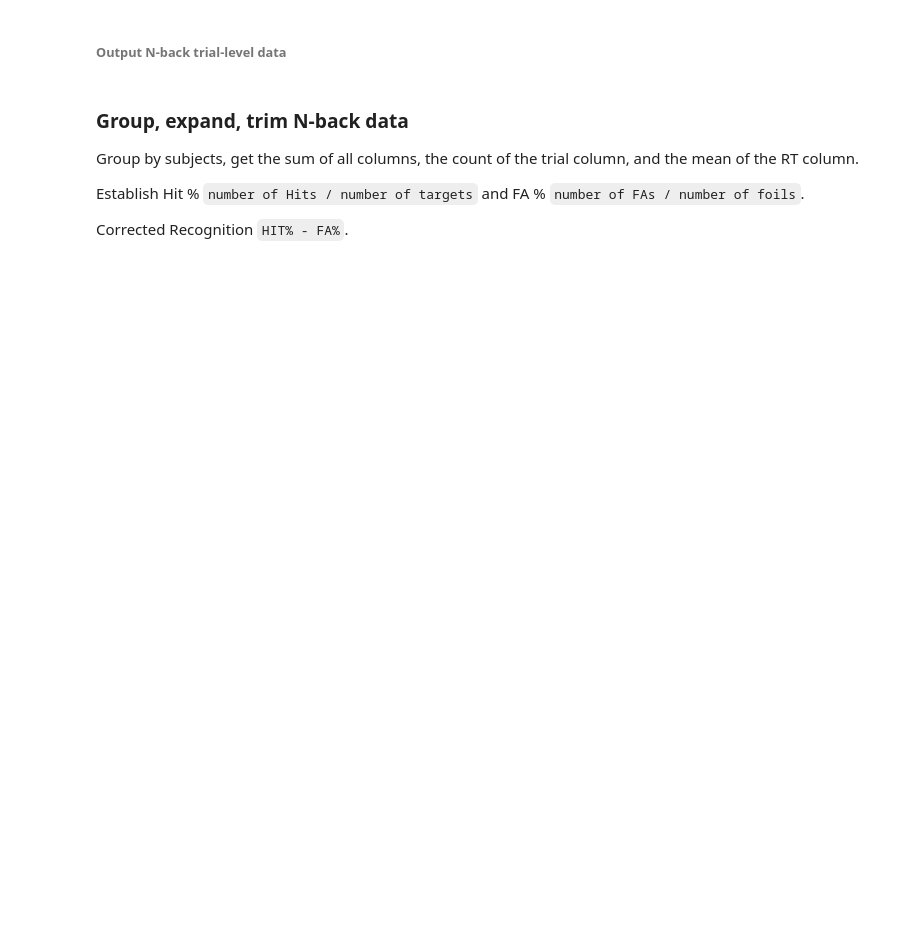
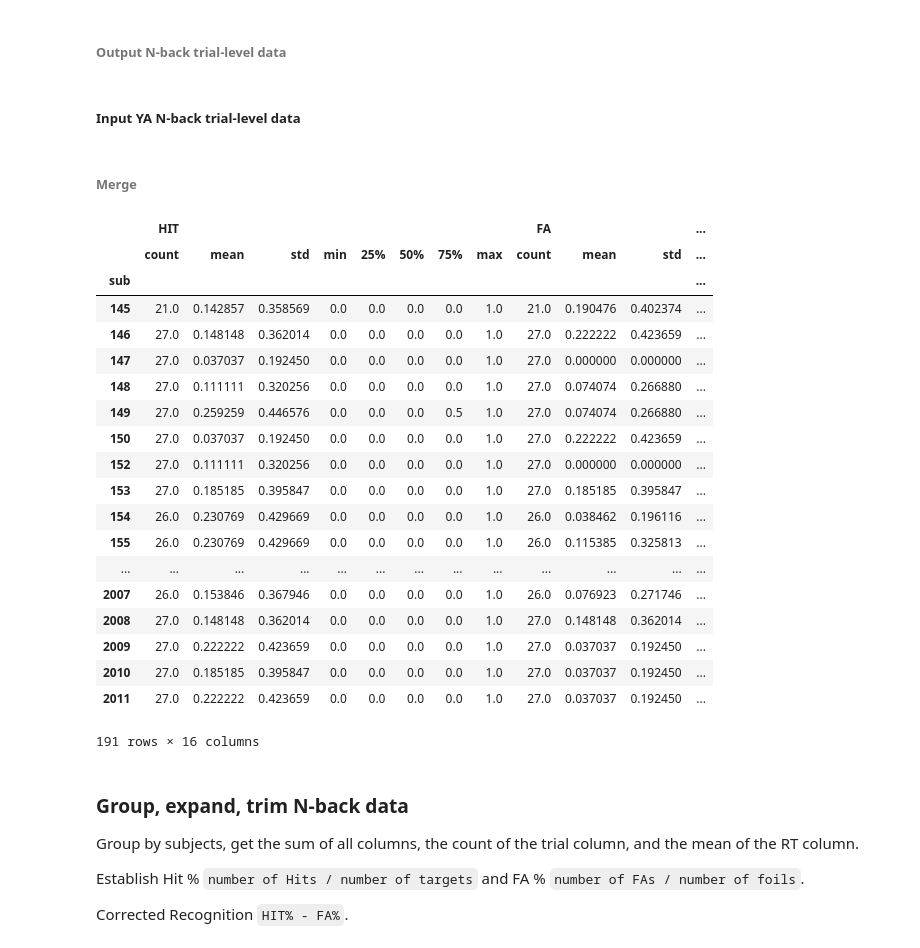
Before and after one commit to lighthall-lab/econdec-oa, a Jupyter notebook: 0.2.clean_nback.ipynb, the cells around one changed output. Drawn from its saved outputs; the diff is of its cells as text; code cells hidden in the pictures; blank space fills up the shorter version.

```diff
--- a/0.2.clean_nback.ipynb
+++ b/0.2.clean_nback.ipynb
@@ -132,0 +133,2 @@ nback_trial_level.to_csv(os.path.join(derivs_dir,'trialwise','nback_trial_level.
+# %% [markdown]
+##### Input YA N-back trial-level data
@@ -132,0 +137,2 @@ nback_trial_level.to_csv(os.path.join(derivs_dir,'trialwise','nback_trial_level.
+# %% [markdown]
+###### Merge
@@ -133,3 +141,26 @@ nback_trial_level.to_csv(os.path.join(derivs_dir,'trialwise','nback_trial_level.
+# %%
+nback_trial_level.groupby('sub').describe()[['HIT','FA']]
+# %% [output]
+|  | HIT |  |  |  |  |  |  |  | FA |  |  | ... |
+|  | count | mean | std | min | 25% | 50% | 75% | max | count | mean | std | ... |
+| sub |  |  |  |  |  |  |  |  |  |  |  | ... |
+| 145 | 21.0 | 0.142857 | 0.358569 | 0.0 | 0.0 | 0.0 | 0.0 | 1.0 | 21.0 | 0.190476 | 0.402374 | ... |
+| 146 | 27.0 | 0.148148 | 0.362014 | 0.0 | 0.0 | 0.0 | 0.0 | 1.0 | 27.0 | 0.222222 | 0.423659 | ... |
+| 147 | 27.0 | 0.037037 | 0.192450 | 0.0 | 0.0 | 0.0 | 0.0 | 1.0 | 27.0 | 0.000000 | 0.000000 | ... |
+| 148 | 27.0 | 0.111111 | 0.320256 | 0.0 | 0.0 | 0.0 | 0.0 | 1.0 | 27.0 | 0.074074 | 0.266880 | ... |
+| 149 | 27.0 | 0.259259 | 0.446576 | 0.0 | 0.0 | 0.0 | 0.5 | 1.0 | 27.0 | 0.074074 | 0.266880 | ... |
+| 150 | 27.0 | 0.037037 | 0.192450 | 0.0 | 0.0 | 0.0 | 0.0 | 1.0 | 27.0 | 0.222222 | 0.423659 | ... |
+| 152 | 27.0 | 0.111111 | 0.320256 | 0.0 | 0.0 | 0.0 | 0.0 | 1.0 | 27.0 | 0.000000 | 0.000000 | ... |
+| 153 | 27.0 | 0.185185 | 0.395847 | 0.0 | 0.0 | 0.0 | 0.0 | 1.0 | 27.0 | 0.185185 | 0.395847 | ... |
+| 154 | 26.0 | 0.230769 | 0.429669 | 0.0 | 0.0 | 0.0 | 0.0 | 1.0 | 26.0 | 0.038462 | 0.196116 | ... |
+| 155 | 26.0 | 0.230769 | 0.429669 | 0.0 | 0.0 | 0.0 | 0.0 | 1.0 | 26.0 | 0.115385 | 0.325813 | ... |
+| ... | ... | ... | ... | ... | ... | ... | ... | ... | ... | ... | ... | ... |
+| 2007 | 26.0 | 0.153846 | 0.367946 | 0.0 | 0.0 | 0.0 | 0.0 | 1.0 | 26.0 | 0.076923 | 0.271746 | ... |
+| 2008 | 27.0 | 0.148148 | 0.362014 | 0.0 | 0.0 | 0.0 | 0.0 | 1.0 | 27.0 | 0.148148 | 0.362014 | ... |
+| 2009 | 27.0 | 0.222222 | 0.423659 | 0.0 | 0.0 | 0.0 | 0.0 | 1.0 | 27.0 | 0.037037 | 0.192450 | ... |
+| 2010 | 27.0 | 0.185185 | 0.395847 | 0.0 | 0.0 | 0.0 | 0.0 | 1.0 | 27.0 | 0.037037 | 0.192450 | ... |
+| 2011 | 27.0 | 0.222222 | 0.423659 | 0.0 | 0.0 | 0.0 | 0.0 | 1.0 | 27.0 | 0.037037 | 0.192450 | ... |
+191 rows × 16 columns
 # %% [markdown]
 ### Group, expand, trim N-back data
 Group by subjects, get the sum of all columns, the count of the trial column, and the mean of the RT column.
```
Also changed, not shown: parts of 7 cells of this notebook.
